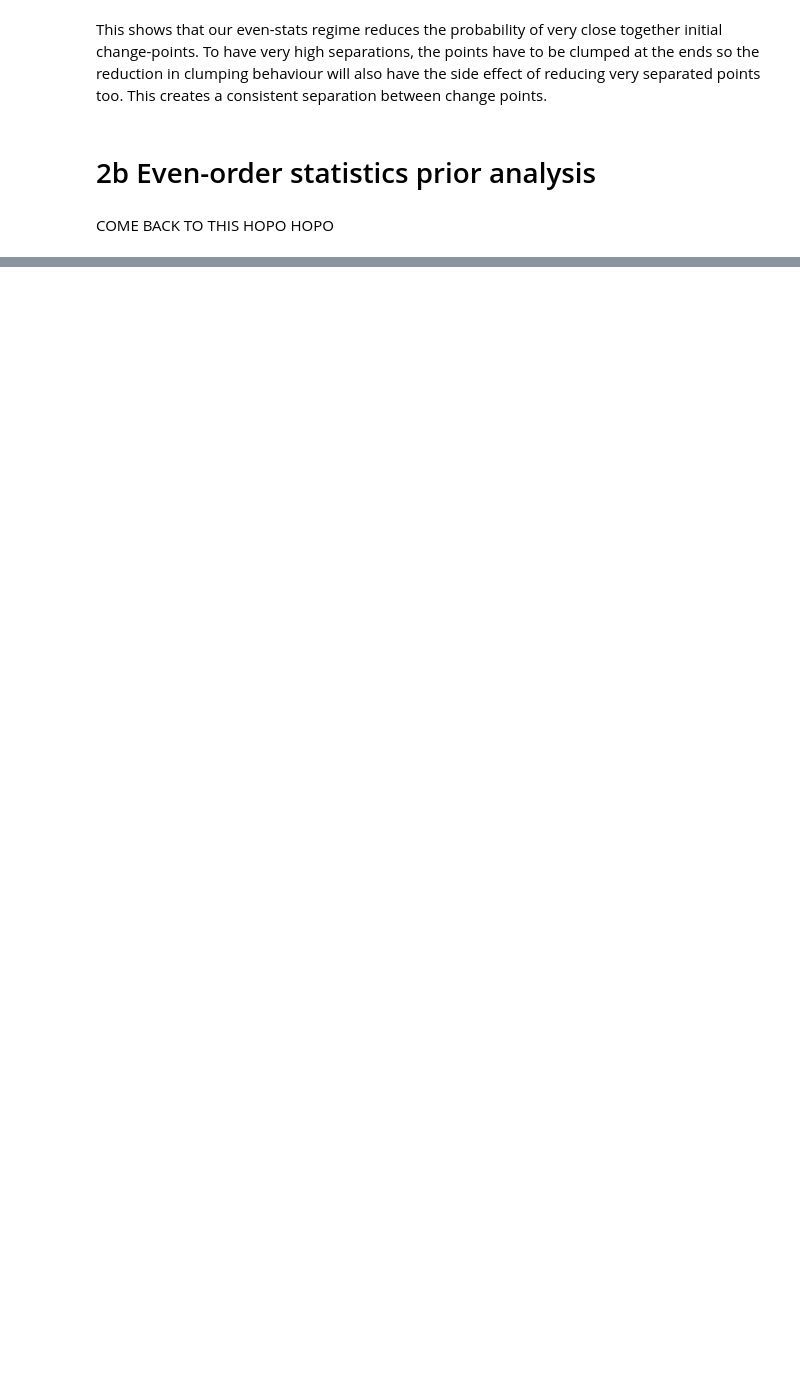
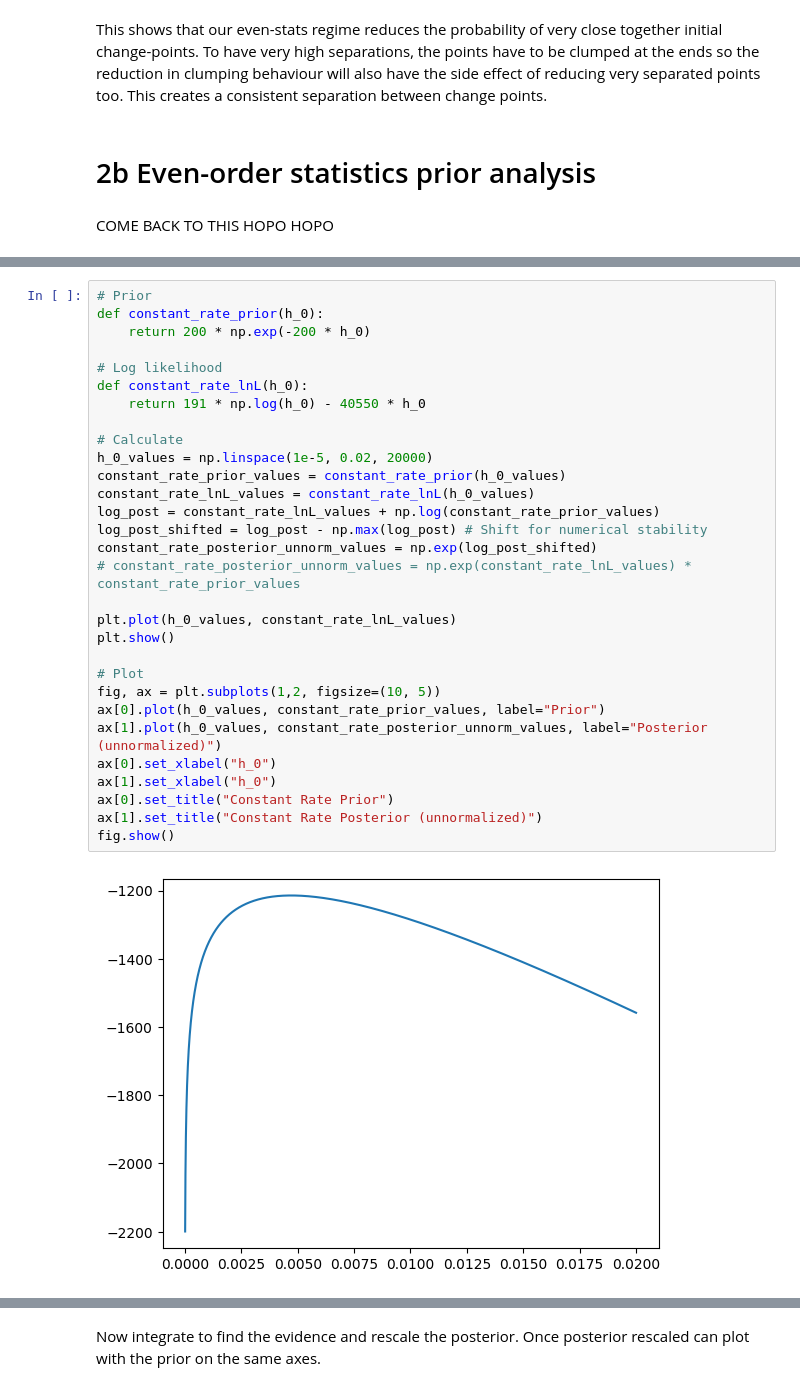
Before and after one commit to JoeyWee1/S2_Coal_Mining_Bayesian_Stats, a Jupyter notebook: C2CW.ipynb, the cells around one changed output, grey strips where cells are left out. Saved outputs shown, nothing was run; the diff lists cells and outputs as text; blank space fills up the shorter version.

```diff
--- a/C2CW.ipynb
+++ b/C2CW.ipynb
@@ -121,0 +175,32 @@ COME BACK TO THIS HOPO HOPO
+# %%
+# Prior
+def constant_rate_prior(h_0):
+    return 200 * np.exp(-200 * h_0)
+
+# Log likelihood
+def constant_rate_lnL(h_0):
+    return 191 * np.log(h_0) - 40550 * h_0
+
+# Calculate
+h_0_values = np.linspace(1e-5, 0.02, 20000)
+constant_rate_prior_values = constant_rate_prior(h_0_values)
+constant_rate_lnL_values = constant_rate_lnL(h_0_values)
+log_post = constant_rate_lnL_values + np.log(constant_rate_prior_values)
+log_post_shifted = log_post - np.max(log_post) # Shift for numerical stability
+constant_rate_posterior_unnorm_values = np.exp(log_post_shifted)
+# constant_rate_posterior_unnorm_values = np.exp(constant_rate_lnL_values) * constant_rate_prior_values
+
+plt.plot(h_0_values, constant_rate_lnL_values)
+plt.show()
+
+# Plot
+fig, ax = plt.subplots(1,2, figsize=(10, 5))
+ax[0].plot(h_0_values, constant_rate_prior_values, label="Prior")
+ax[1].plot(h_0_values, constant_rate_posterior_unnorm_values, label="Posterior (unnormalized)")
+ax[0].set_xlabel("h_0")
+ax[1].set_xlabel("h_0")
+ax[0].set_title("Constant Rate Prior")
+ax[1].set_title("Constant Rate Posterior (unnormalized)")
+fig.show()
+# %% [output]
+[figure, added]
@@ -121,0 +208,2 @@ COME BACK TO THIS HOPO HOPO
+# %% [markdown]
+Now integrate to find the evidence and rescale the posterior. Once posterior rescaled can plot with the prior on the same axes.
```
Also changed, not shown: parts of 5 cells of this notebook.
